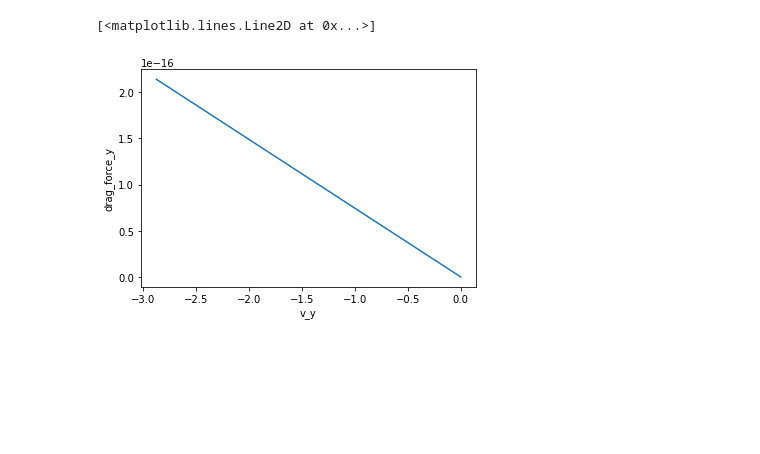
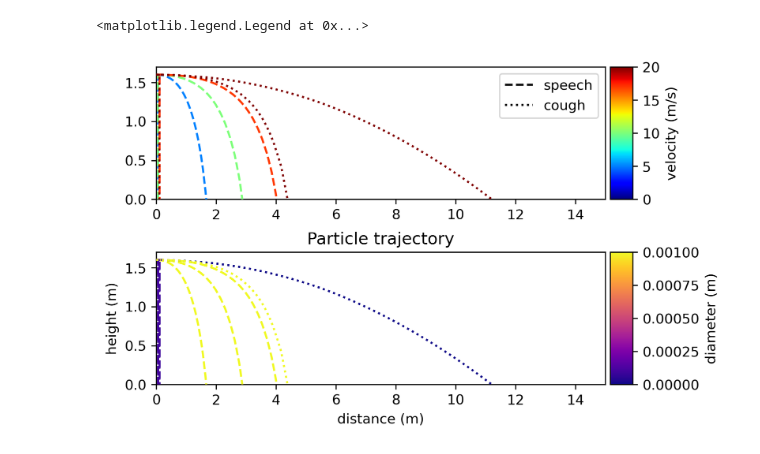
Before and after one commit to larsnolden/particle_trajectory, a Jupyter notebook: trajectory.ipynb, the cells around one changed output. Cells and saved outputs as stored; diff of their text form; code cells hidden in the pictures; blank space fills up the shorter version.

```diff
--- a/trajectory.ipynb
+++ b/trajectory.ipynb
@@ -151,9 +91,0 @@ ax.plot(pos_x, pos_y)
-# %%
-#velocity
-fig, ax = plt.subplots()
-
-# extract axes from position list
-v_x = list(map(lambda xy: xy[0], v))
-v_y = list(map(lambda xy: xy[1], v))
-
-ax.plot(v_x, v_y)
@@ -179,14 +91,0 @@ ax.plot(v_x, drag_forces_x)
-# %%
-#drag_forces y
-fig, ax = plt.subplots()
-
-# extract axes from position list
-
-v_y = list(map(lambda xy: xy[1], v))
-drag_forces_y.append(drag_forces_y[len(drag_forces_y) - 1])
-plt.xlabel('v_y')
-plt.ylabel('drag_force_y')
-ax.plot(v_y, drag_forces_y)
-# %% [output]
-[<matplotlib.lines.Line2D at 0x...>]
-[figure, removed]
@@ -192,0 +148,53 @@ ax.plot(v_y, drag_forces_y)
+# %%
+experiment_time = 20
+delta_t = 0.01
+pos_init = [0, 1.6]
+air_velocity_field = lambda pos: [0,0]
+u, v = 0, 0.04 # air velocity field
+
+fig, [ax1, ax2] = plt.subplots(nrows=2, ncols=1)
+
+ax1.set_xlim([0, 15])
+ax1.set_ylim([0, 1.7])
+ax2.set_xlim([0, 15])
+ax2.set_ylim([0, 1.7])
+
+plt.title('Particle trajectory')
+plt.xlabel('distance (m)')
+plt.ylabel('height (m)')
+fig.set_dpi(300)
+
+color_map_v = plt.cm.ScalarMappable(cmap=cm.jet, norm=plt.Normalize(vmin=0, vmax=20))
+color_map_d = plt.cm.ScalarMappable(cmap=cm.plasma, norm=plt.Normalize(vmin=0, vmax=1000e-6))
+
+for simulation in simulations:
+    for particle_diameter in simulation['d']:
+        res = particle_simulation(particle_diameter, simulation['v'], pos_init, experiment_time, delta_t, air_velocity_field)
+        # extract axes from position list
+        pos_x = list(map(lambda xy: xy[0], res['pos']))
+        pos_y = list(map(lambda xy: xy[1], res['pos']))
+        #linestyle=':' if simulation['type'] == 'speech' else 'dotted', label=simulation['label']
+        ax1.plot(pos_x, pos_y, c=color_map_v.to_rgba(simulation['v'][0]), linestyle='dashed' if simulation['type'] == 'speech' else 'dotted', zorder=100)
+        ax2.plot(pos_x, pos_y, c=color_map_d.to_rgba(particle_diameter), linestyle='dashed' if simulation['type'] == 'speech' else 'dotted', zorder=100)
+
+divider = make_axes_locatable(ax1)
+cax = divider.append_axes('right', size='5%', pad=0.05)
+fig.colorbar(color_map_v, label='velocity (m/s)', cax=cax, orientation='vertical')
+divider = make_axes_locatable(ax2)
+cax = divider.append_axes('right', size='5%', pad=0.05)
+fig.colorbar(color_map_d, label='diameter (m)', cax=cax, orientation='vertical')
+
+lineSpeech = Line2D([0,1],[0,1],linestyle='dashed', color='black')
+lineCough = Line2D([0,1],[0,1],linestyle='dotted', color='black')
+
+plt.subplots_adjust(left=0.1,
+                    bottom=0.1,
+                    right=0.9,
+                    top=0.9,
+                    wspace=0.4,
+                    hspace=0.4)
+
+ax1.legend([lineSpeech, lineCough],['speech', 'cough'])
+# %% [output]
+<matplotlib.legend.Legend at 0x...>
+[figure, added]
```
Also changed, not shown: parts of 21 cells of this notebook.
